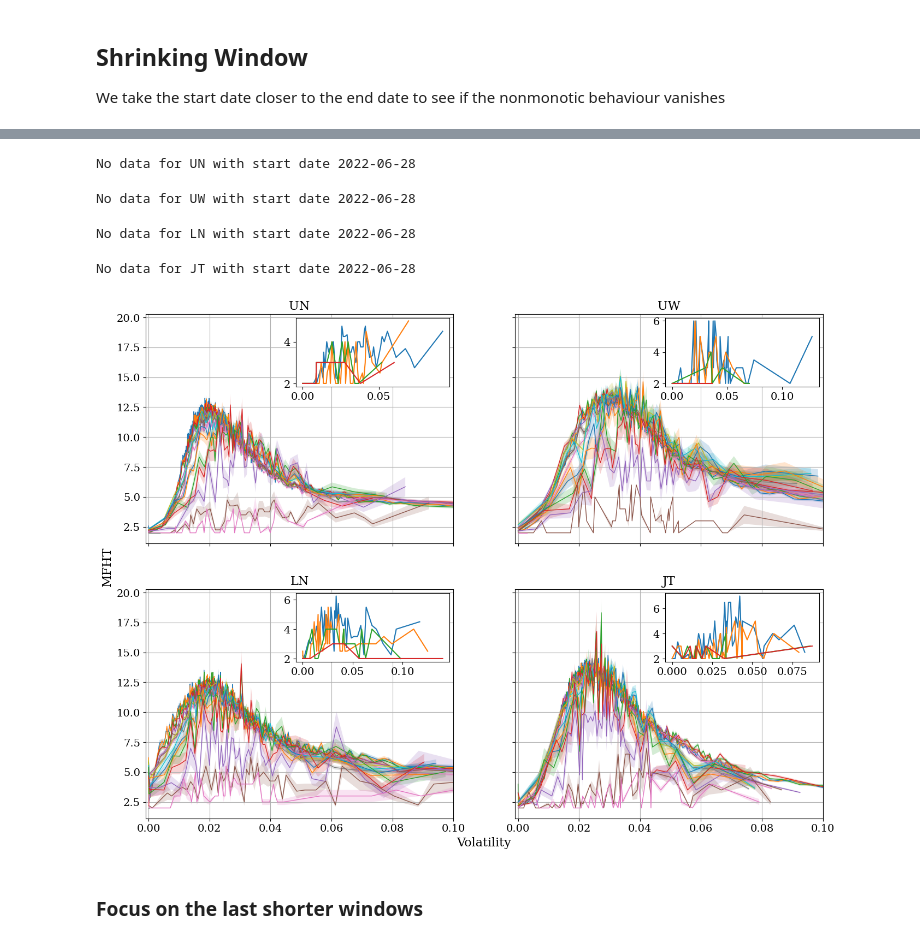
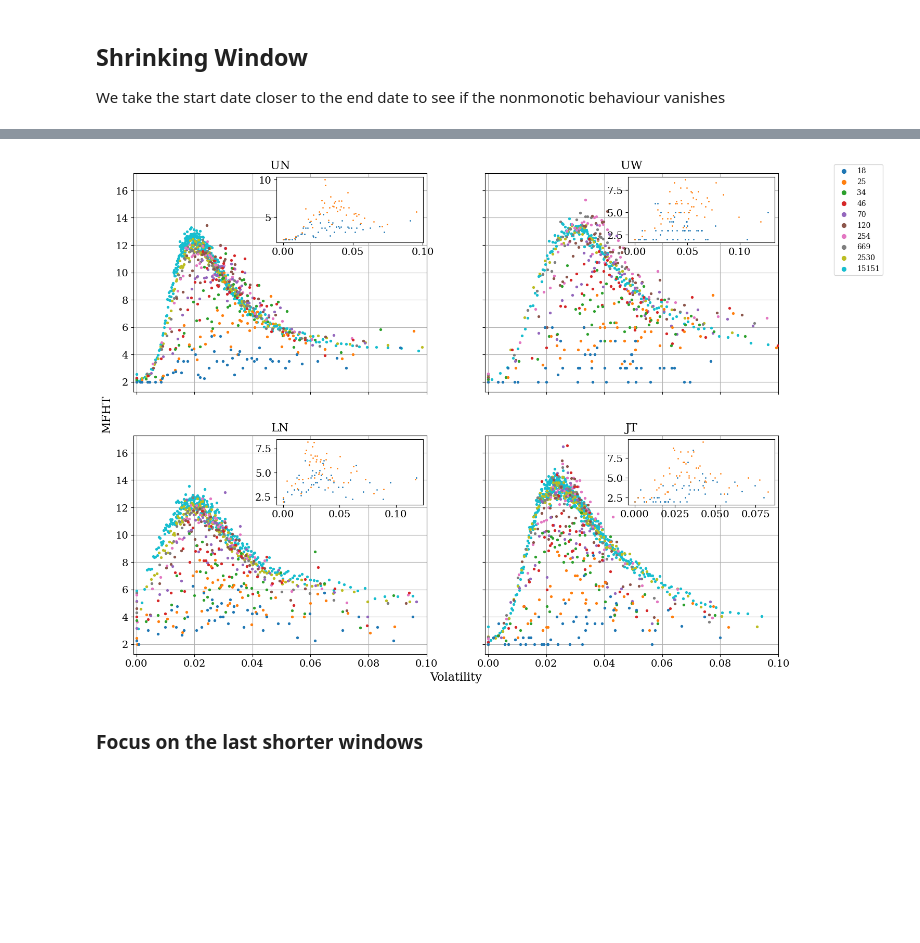
Before and after one commit to fedesss98/stabilvol, a Jupyter notebook: notebooks/12-mfht-shrinking-windows.ipynb, the cells around one changed output, grey strips where cells are left out. Cells and saved outputs as stored; diff of their text form; code cells hidden in the pictures; blank space fills up the shorter version.

```diff
--- a/notebooks/12-mfht-shrinking-windows.ipynb
+++ b/notebooks/12-mfht-shrinking-windows.ipynb
@@ -5,6 +5,7 @@ plt.close('all')
 import sqlite3
 
 import matplotlib.pyplot as plt
+from matplotlib.ticker import FixedLocator, FixedFormatter
 import pandas as pd
 import numpy as np
 from tqdm import tqdm
@@ -29,6 +30,7 @@ LEVELS = sorted(LEVELS)
 
 VOL_LIMIT= 100  # Change this will change all the pickle files, remember to re-generate them
 TAU_MAX = 30
+END_DATE = datetime.date(2022, 7, 1)
 
 FILTERED = True  # Change this will change all the pickle files, remember to re-generate them
 
@@ -241,48 +197,81 @@ def plot_inset(mfht, inset_ax):
+# %%
+database = {}
+for i, market in enumerate(MARKETS):
+    for start_date in tqdm(dates, desc=market):
+        mfht, nbins = query_binned_data(market, start_date, vol_limit=VOL_LIMIT, t1_string="1p8", t2_string="1p6")
+
+        if mfht.empty:
+            print(f"No data for {market} with start date {start_date}")
+            continue
+        else:
+            database[(market, start_date)] = [mfht.index.categories.left.values, mfht['mean'].values, mfht['error_on_the_mean'].values]
 # %%
-def plot_shrinking_windows(dates, dates_inset=10, show=True, save=False, latex=False):
+def plot_mfhts(market, x, y, y_err, ax, **kwargs):
+    # Renormalize the first value
+    x[0] = 0
+
+    scatterplot = ax.scatter(x, y, lw=1, s=8, label=kwargs.get('label', None), zorder=kwargs.get('order', 1))
+
+    if kwargs.get('error', True):
+        ax.fill_between(x, y - y_err, y + y_err, alpha=0.2)
+
+    ax.set_title(market, fontsize=16)
+    ax.tick_params(axis='both', which='major', labelsize=14)
+    ax.set_xlim(kwargs.get('xlim', (-0.001, 0.1)))
+
+    ax.set_yscale(kwargs.get('yscale', 'linear'))
+
+    ax.grid(True)
+    return ax
+
+from mpl_toolkits.axes_grid1.inset_locator import inset_axes
+
+def plot_inset(x, y, inset_ax):
+    inset_ax.scatter(x, y, s=1)
+    return inset_ax
+
+def plot_shrinking_windows(dates, dates_inset=10, error=False, show=True, save=False, latex=False):
     plt.rcParams.update({'text.usetex': latex, 'font.family': 'serif'})
     fig, axs = plt.subplots(2, 2, figsize=(16, 12), sharey=True, sharex=True)
 
     axs[0, 0].set_ylabel('MFHT', y=-0.1 ,fontsize=16)
     axs[1, 0].set_xlabel('Volatility', x=1.1, fontsize=16)
 
     for i, (market, ax) in enumerate(zip(MARKETS, axs.flatten())):
         # Place the inset axes
         inset_ax = inset_axes(ax, width="50%", height="30%", loc=1)
         inset_ax.tick_params(axis='both', which='major', labelsize=14)
-        for start_date in tqdm(dates, desc=market):
-            mfht, nbins = query_binned_data(market, start_date, vol_limit=VOL_LIMIT, t1_string="1p8", t2_string="1p6")
+        for j, start_date in enumerate(tqdm(dates[::-1], desc=market)):
 
-            if mfht.empty:
+            label = (END_DATE - start_date).days
+            x, y, y_err = database.get((market, start_date), (None, None, None))
+            if x is None:
                 print(f"No data for {market} with start date {start_date}")
                 continue
 
-            ax = plot_mfhts(market, mfht, ax, label=start_date)
+            if start_date in dates[-dates_inset:]:
+                inset_ax = plot_inset(x, y, inset_ax)
 
-            if start_date in dates[-dates_inset:]:
-                inset_ax = plot_inset(mfht, inset_ax)
+            ax = plot_mfhts(market, x, y, y_err, ax, label=label, error=error, order=20-j)
+
             if i==0:
                 handles, labels = ax.get_legend_handles_labels()
 
     # Create a single legend outside all subplots
-    # fig.legend(handles, labels, loc='upper right', bbox_to_anchor=(1.03, 0.9), markerscale=2.0)
+    fig.legend(handles, labels, loc='upper right', bbox_to_anchor=(1.03, 0.9), markerscale=2.0)
 
     # fig.tight_layout()
     if save:
         fig.savefig(f'../visualization/dynamics/shrinking_windows.png', bbox_inches='tight')
         fig.savefig(f'../visualization/dynamics/shrinking_windows.pdf', bbox_inches='tight', transparent=True)
     if show:
         plt.show()
     else:
         return fig
 
-plot_shrinking_windows(dates, 5, save=True)
+plot_shrinking_windows(dates, 2, save=True, error=False)
 # %% [output]
-No data for UN with start date 2022-06-28
-No data for UW with start date 2022-06-28
-No data for LN with start date 2022-06-28
-No data for JT with start date 2022-06-28
-[figure, old version]
+[figure, new version]
 # %% [markdown]
 ### Focus on the last shorter windows
 # %%
```
Also changed, not shown: parts of 3 cells of this notebook, 4 other files.
